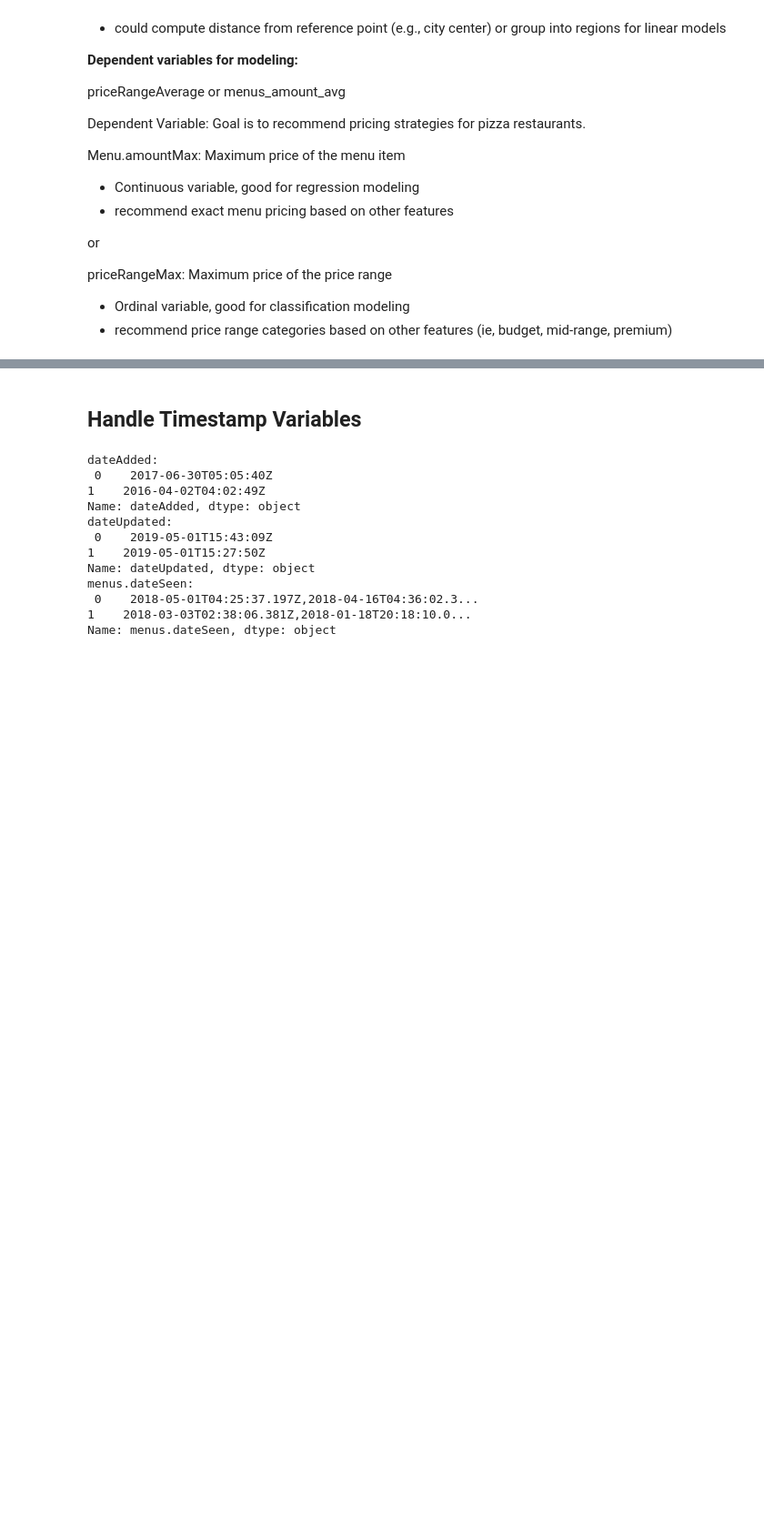
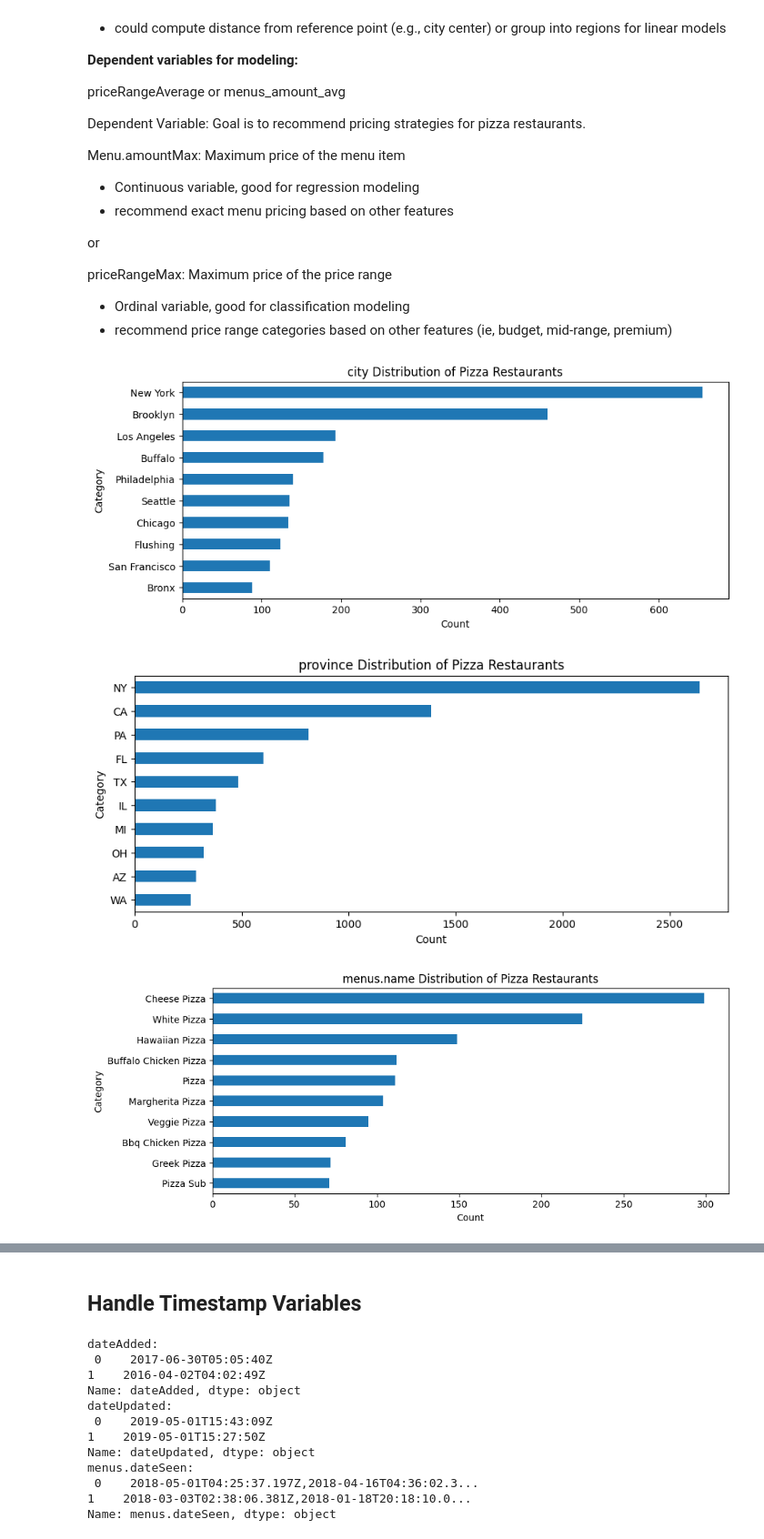
Before and after one commit to arjunvenkateshusd/ads505, a Jupyter notebook: ads505_FinalProj.ipynb, the cells around one changed output, grey strips where cells are left out. Shown at 91% size. Saved outputs shown, nothing was run; the diff lists cells and outputs as text; code cells hidden in the pictures; blank space fills up the shorter version.

```diff
--- a/ads505_FinalProj.ipynb
+++ b/ads505_FinalProj.ipynb
@@ -394,3 +482,38 @@ priceRangeMax: Maximum price of the price range
 
 - Ordinal variable, good for classification modeling
 - recommend price range categories based on other features (ie, budget, mid-range, premium)
+# %%
+def plot_top_cat(s: pd.Series, outdir: str, tag: str, title: str, n=25):
+    vc = top_counts(s, n=n)
+    if vc.empty:
+        return
+    plt.figure(figsize=(10, max(4, 0.35*len(vc))))
+    vc.iloc[::-1].plot(kind="barh")
+    plt.title(title)
+    plt.xlabel("Count")
+    plt.ylabel("Category")
+
+def plot_price_dist(df, run_out, data2_cleaned):
+    plot_item_prices(df, run_out, data2_cleaned)
+    for col, title in [
+        ("city", "Top Cities"),
+        ("province", "Top Provinces/States"),
+        ("menus.name", "Top Menu Items"),
+        ("name", "Top Restaurant Names"),
+        ("categories", "Top Raw Categories"),
+    ]:
+        if col in df.columns:
+            plot_top_cat(df[col], run_out, data2_cleaned, title, n=25)
+
+col_list = ["city", "province", "menus.name", "name", "categories"]
+
+for col in col_list:
+    if col in data2_cleaned.columns:
+        plot_top_cat(data2_cleaned[col], outdir=".", tag=col,
+        title=f"{col} Distribution of Pizza Restaurants", n=10)
+
+plt.show()
+# %% [output]
+[figure, added]
+[figure, added]
+[figure, added]
```
Also changed, not shown: parts of 9 cells of this notebook.
